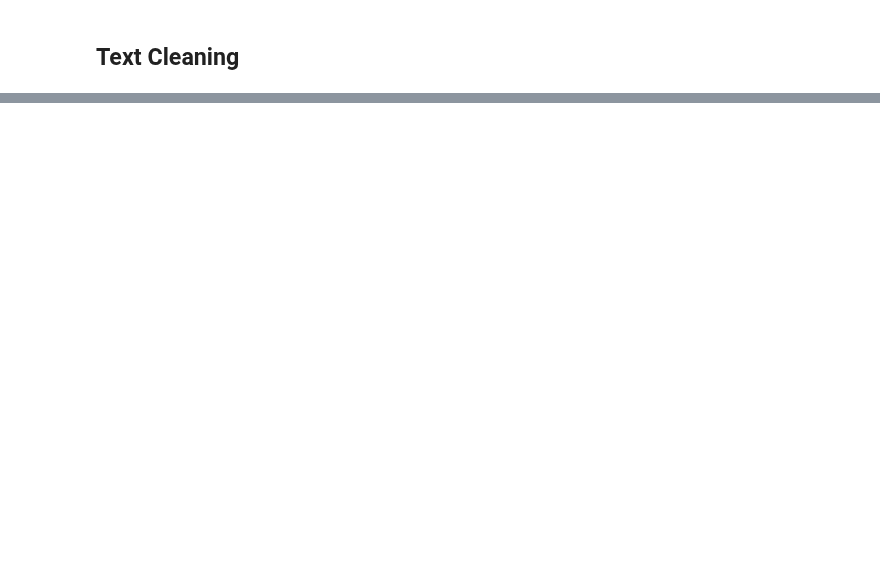
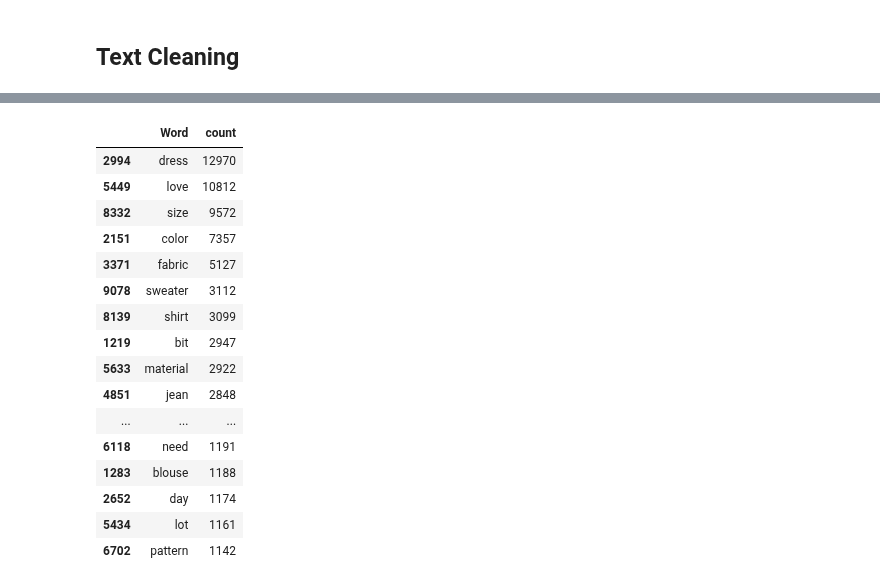
Before and after one commit to broepke/DATA110, a Jupyter notebook: Week 11/DATA110-Week11-Midterm-broepke.ipynb, the cells around one changed output, grey strips where cells are left out. Saved outputs shown, nothing was run; the diff lists cells and outputs as text; code cells hidden in the pictures; blank space fills up the shorter version.

```diff
--- a/Week 11/DATA110-Week11-Midterm-broepke.ipynb
+++ b/Week 11/DATA110-Week11-Midterm-broepke.ipynb
@@ -506,0 +498,22 @@ plot_confusion_matrix(cm, classes=[0,1])
+# %%
+df_nn = df_words[df_words['P1'] == 'NN'].copy()
+# %%
+df_nn.groupby('Word')['Word'].count().reset_index(name='count').sort_values(['count'], ascending=False).head(50)
+# %% [output]
+|  | Word | count |
+| 2994 | dress | 12970 |
+| 5449 | love | 10812 |
+| 8332 | size | 9572 |
+| 2151 | color | 7357 |
+| 3371 | fabric | 5127 |
+| 9078 | sweater | 3112 |
+| 8139 | shirt | 3099 |
+| 1219 | bit | 2947 |
+| 5633 | material | 2922 |
+| 4851 | jean | 2848 |
+| ... | ... | ... |
+| 6118 | need | 1191 |
+| 1283 | blouse | 1188 |
+| 2652 | day | 1174 |
+| 5434 | lot | 1161 |
+| 6702 | pattern | 1142 |
```
Also changed, not shown: parts of 47 cells of this notebook.
